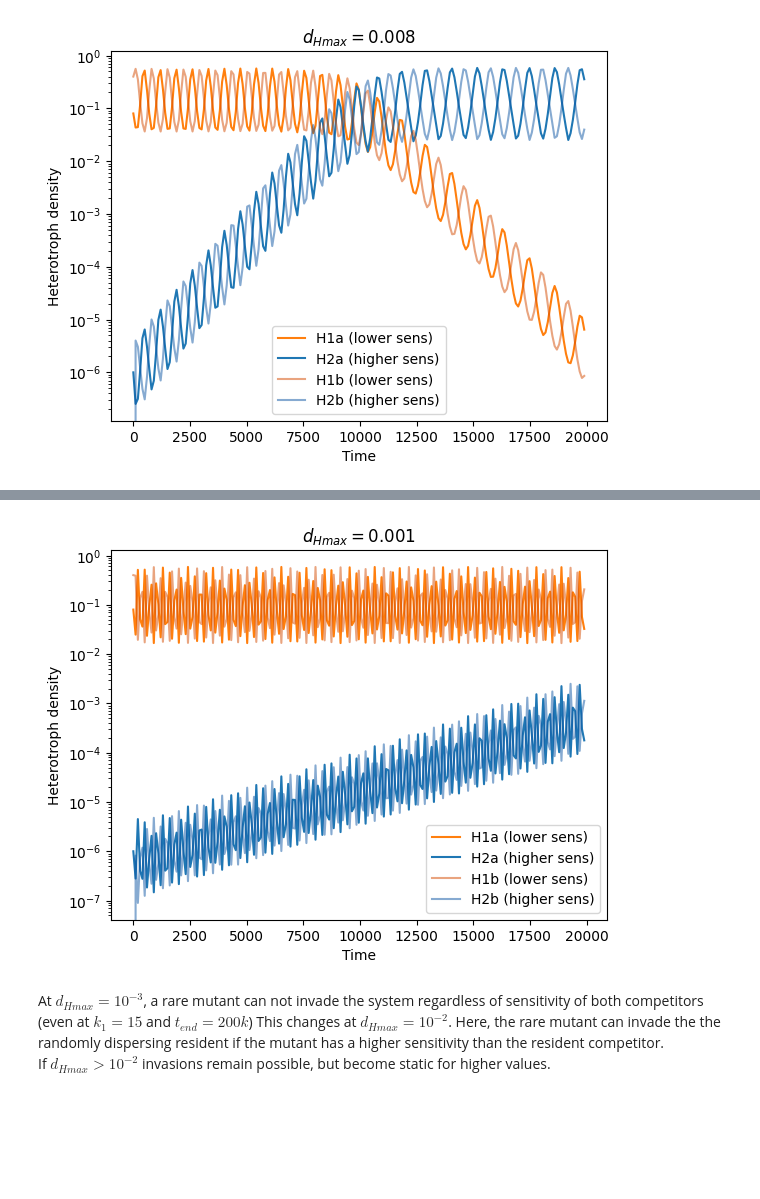
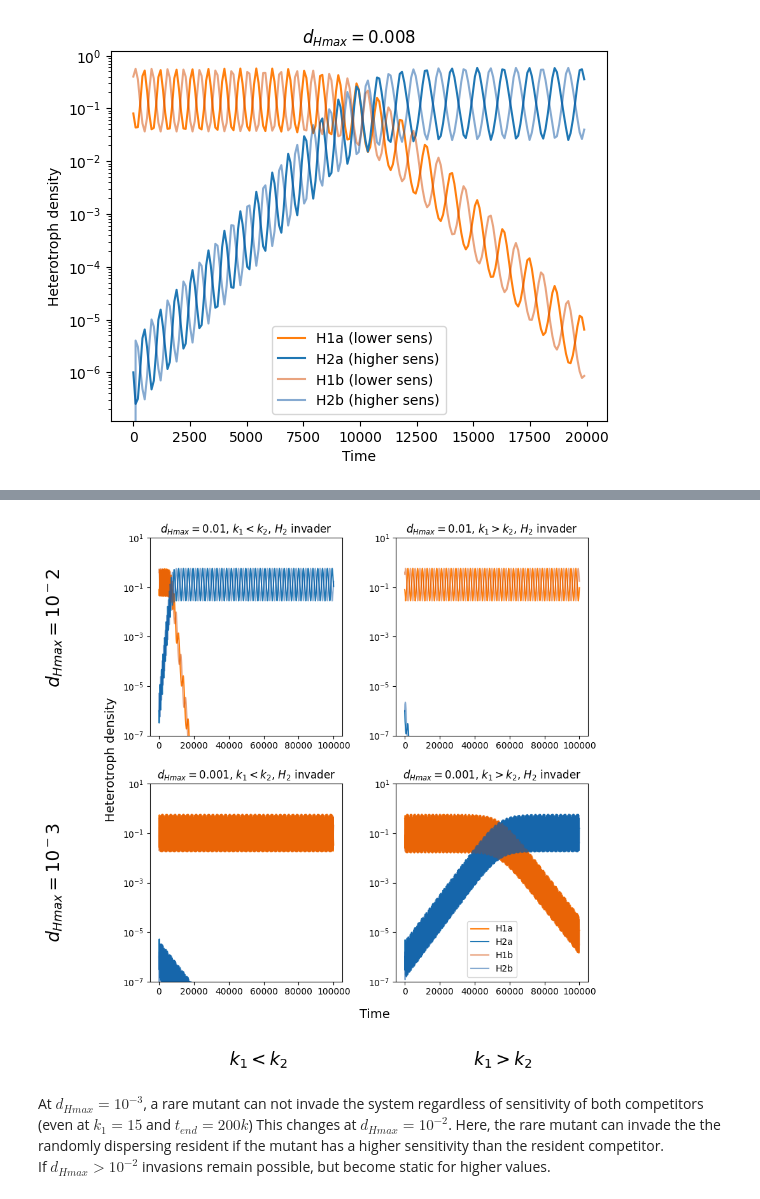
Before and after one commit to rbnmj/turingmodel, a Jupyter notebook: main.ipynb, the cells around one changed output, grey strips where cells are left out. Saved outputs shown, nothing was run; the diff lists cells and outputs as text; code cells hidden in the pictures; blank space fills up the shorter version.

```diff
--- a/main.ipynb
+++ b/main.ipynb
@@ -716,29 +716,87 @@ plt.title("$d_{Hmax} = $" + str(d_Hmax1))
 Text(0.5, 1.0, '$d_{Hmax} = $0.008')
 [figure]
 # %%
-t_end = 20000
-number_steps = 200
+t_end = 100000
+number_steps = 1000
 t = np.linspace(0, t_end, number_steps)
-k_1 = 0 # 2
-k_2 = 5 # 0
-d_Hmax1 = 10**-3
-d_Hmax2 = 10**-3
+
 #var = [N_a, N_b, A_a, A_b, H_1a, H_1b, H_2a, H_2b]
 #var0 = [2, 2.5, 2.5, 2, 0, 0, 0.4, 0.08, 0, 0, 0, 0, 0, 0]
-var0 = [2, 2.5, 2.5, 2, 0.08, 0.4, 10**-6, 0, 0, 0, 0, 0, 0, 0]
+var0 = [2, 2.5, 2.5, 2, 0.08, 0.4, 10**-6, 10**-6, 0, 0, 0, 0, 0, 0]
 #plt.figure(figsize=(8,8))
+
+fig, ((ax1, ax2), (ax3, ax4)) = plt.subplots(2, 2, figsize=(8,8))
+
+k_1 = 0
+k_2 = 5
+d_Hmax1 = 10**-2
+d_Hmax2 = 10**-2
 var = []
 model = tm(var0, t, k_1, k_2, d_Hmax1, d_Hmax2)
 var = integ.odeint(tm.equations_wrapper, var0, t, args=(model,))
+ax1.plot(t, (var[:, 4]),label="H1a (lower sens)", color="#FF7F0E")
+ax1.plot(t, (var[:, 6]), label="H2a (higher sens)", color="#1F77B4")
+ax1.plot(t, (var[:, 5]),label="H1b (lower sens)", color="#D44B00", alpha = 0.5)
+ax1.plot(t, (var[:, 7]), label="H2b (higher sens)", color="#0F57A4", alpha = 0.5)
+ax1.set_title("$d_{Hmax} = $" + str(d_Hmax1) + ", $k_1 < k_2$, $H_2$ invader")
+ax1.set_yscale("log")
+ax1.set_ylim(10**-7,10**1)
 
-plt.plot(t[-25000:-1], (var[-25000:-1:, 4]),label="H1a (lower sens)", color="#FF7F0E")
-plt.plot(t[-25000:-1], (var[-25000:-1:, 6]), label="H2a (higher sens)", color="#1F77B4")
-plt.plot(t[-25000:-1], (var[-25000:-1:, 5]),label="H1b (lower sens)", color="#D44B00", alpha = 0.5)
-plt.plot(t[-25000:-1], (var[-25000:-1:, 7]), label="H2b (higher sens)", color="#0F57A4", alpha = 0.5)
-#plt.yscale("log")
+k_1 = 5
+k_2 = 0
+d_Hmax1 = 10**-2
+d_Hmax2 = 10**-2
+var = []
+model = tm(var0, t, k_1, k_2, d_Hmax1, d_Hmax2)
+var = integ.odeint(tm.equations_wrapper, var0, t, args=(model,))
+ax2.plot(t, (var[:, 4]),label="H1a (lower sens)", color="#FF7F0E")
+ax2.plot(t, (var[:, 6]), label="H2a (higher sens)", color="#1F77B4")
+ax2.plot(t, (var[:, 5]),label="H1b (lower sens)", color="#D44B00", alpha = 0.5)
+ax2.plot(t, (var[:, 7]), label="H2b (higher sens)", color="#0F57A4", alpha = 0.5)
+ax2.set_title("$d_{Hmax} = $" + str(d_Hmax1) + ", $k_1 > k_2$, $H_2$ invader")
+ax2.set_yscale("log")
+ax2.set_ylim(10**-7,10**1)
+
+k_1 = 0
+k_2 = 5
+d_Hmax1 = 10**-3
+d_Hmax2 = 10**-3
+var = []
+model = tm(var0, t, k_1, k_2, d_Hmax1, d_Hmax2)
+var = integ.odeint(tm.equations_wrapper, var0, t, args=(model,))
+ax3.plot(t, (var[:, 4]),label="H1a (lower sens)", color="#FF7F0E")
+ax3.plot(t, (var[:, 6]), label="H2a (higher sens)", color="#1F77B4")
+ax3.plot(t, (var[:, 5]),label="H1b (lower sens)", color="#D44B00", alpha = 0.5)
+ax3.plot(t, (var[:, 7]), label="H2b (higher sens)", color="#0F57A4", alpha = 0.5)
+ax3.set_title("$d_{Hmax} = $" + str(d_Hmax1) + ", $k_1 < k_2$, $H_2$ invader")
+ax3.set_yscale("log")
+ax3.set_ylim(10**-7,10**1)
+
+k_1 = 5
+k_2 = 0
+d_Hmax1 = 10**-3
+d_Hmax2 = 10**-3
+var = []
+model = tm(var0, t, k_1, k_2, d_Hmax1, d_Hmax2)
+var = integ.odeint(tm.equations_wrapper, var0, t, args=(model,))
+ax4.plot(t, (var[:, 4]),label="H1a", color="#FF7F0E")
+ax4.plot(t, (var[:, 6]), label="H2a", color="#1F77B4")
+ax4.plot(t, (var[:, 5]),label="H1b", color="#D44B00", alpha = 0.5)
+ax4.plot(t, (var[:, 7]), label="H2b", color="#0F57A4", alpha = 0.5)
+ax4.set_title("$d_{Hmax} = $" + str(d_Hmax1) + ", $k_1 > k_2$, $H_2$ invader")
+ax4.set_yscale("log")
+ax4.set_ylim(10**-7,10**1)
+
 plt.legend()
-plt.xlabel("Time")
-plt.ylabel("Heterotroph density")
-plt.title("$d_{Hmax} = $" + str(d_Hmax1))
-plt.yscale("log")
+plt.tight_layout(pad=2.0)
+
+# put text below the lower left graph
+plt.figtext(0.3, -0.1, "$k_1 < k_2$", ha="center", fontsize=20)
+plt.figtext(0.78, -0.1, "$k_1 > k_2$", ha="center", fontsize=20)
+plt.figtext(-0.1, 0.65, "$d_{Hmax} = 10^-2$", ha="center", fontsize=20, rotation=90)
+plt.figtext(-0.1, 0.15, "$d_{Hmax} = 10^-3$", ha="center", fontsize=20, rotation=90)
+
+# common y label left
+fig.text(0, 0.5, 'Heterotroph density', va='center', rotation='vertical', fontsize=14)
+fig.text(0.5, 0, 'Time', va='center', fontsize=14)
 # %% [output]
@@ -745,4 +804,4 @@ plt.yscale("log")
-[figure, old version]
+[figure, new version]
 # %%
 # start timeseries with densities of H2 at fixation (e.g. 10000 time steps)
 # not sure if necessary because no transient dynamics visible?
```
Also changed, not shown: parts of 2 cells of this notebook, 2 other files.
